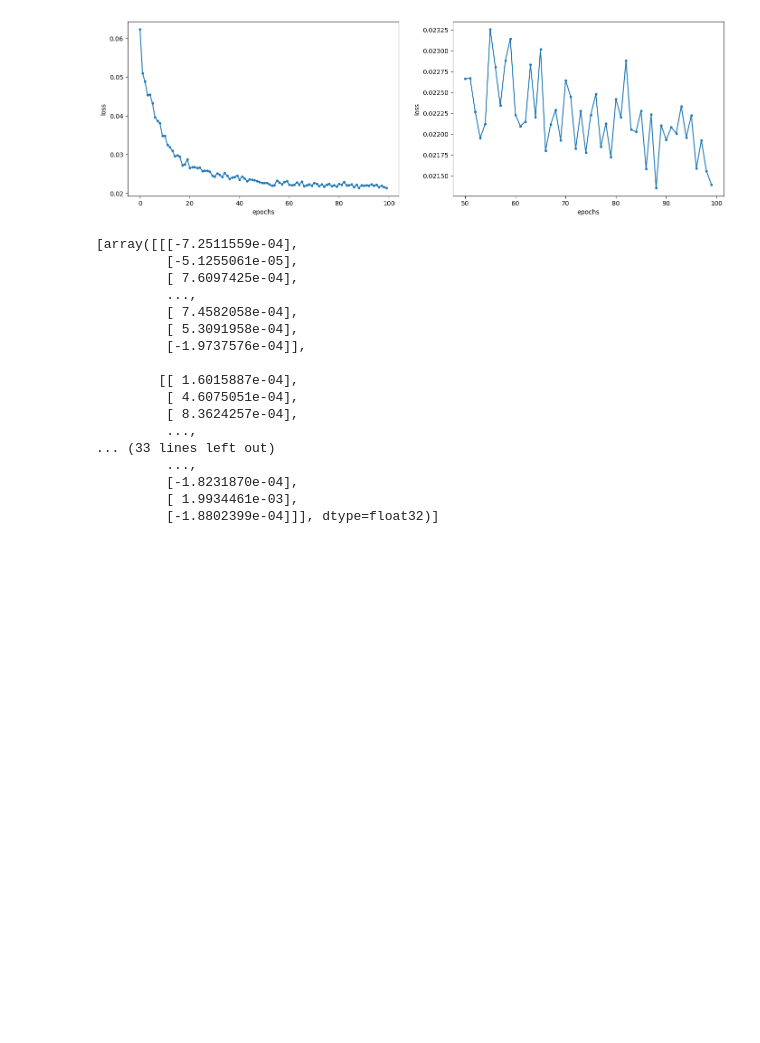
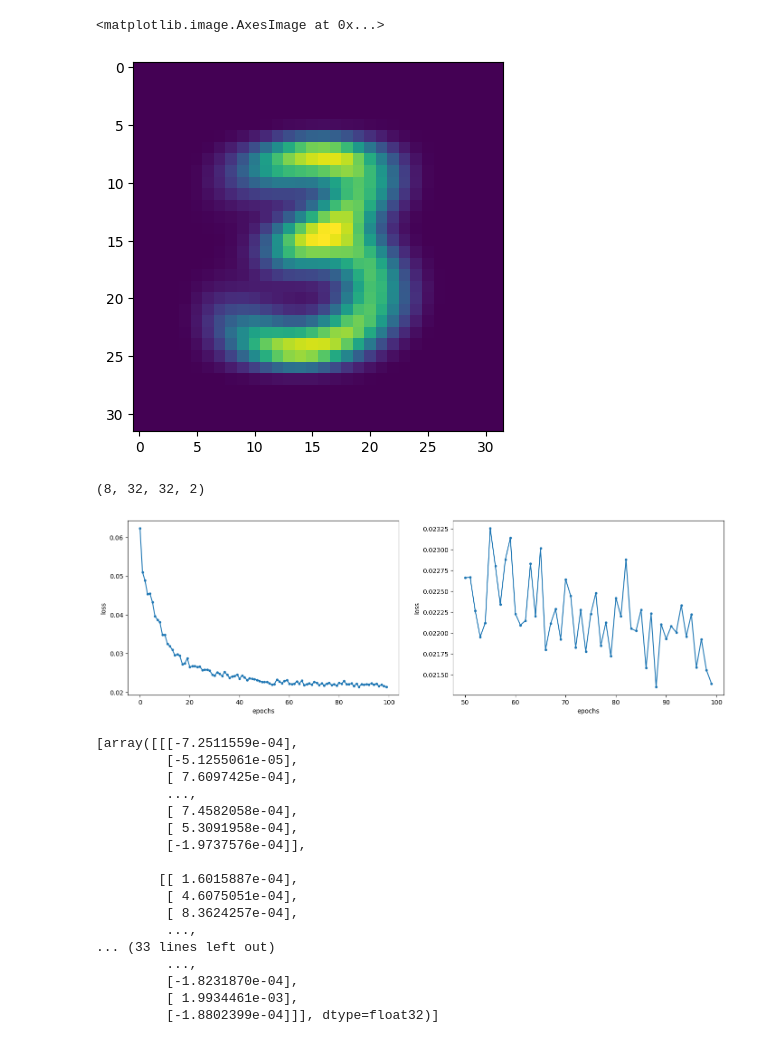
Before and after one commit to eiroW/voxelmorph, a Jupyter notebook: test-atlas-tf.ipynb, the cells around one changed output. Cells and saved outputs as stored; diff of their text form; code cells hidden in the pictures; blank space fills up the shorter version.

```diff
--- a/test-atlas-tf.ipynb
+++ b/test-atlas-tf.ipynb
@@ -170,3 +121,12 @@ Training: 100%|██████████ 1/1 ETA: 00:00s,  16.88s/epochs
+# %%
+plt.imshow(next(gen)[0][1].squeeze()[3])
+# %% [output]
+<matplotlib.image.AxesImage at 0x...>
+[figure, added]
+# %%
+out_put.shape
+# %% [output]
+(8, 32, 32, 2)
 # %%
 plot_hist(hist)
 # %% [output]
```
Also changed, not shown: parts of 6 cells of this notebook, 2 other files.
